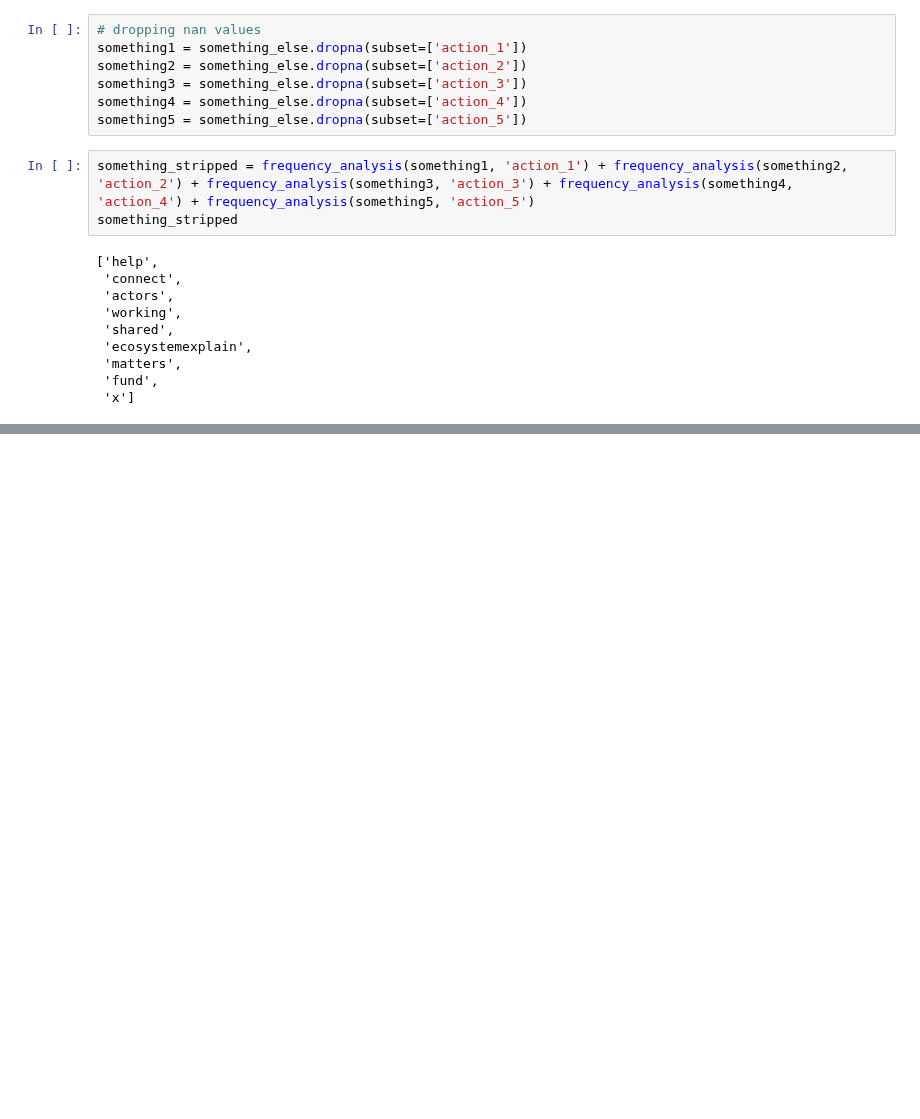
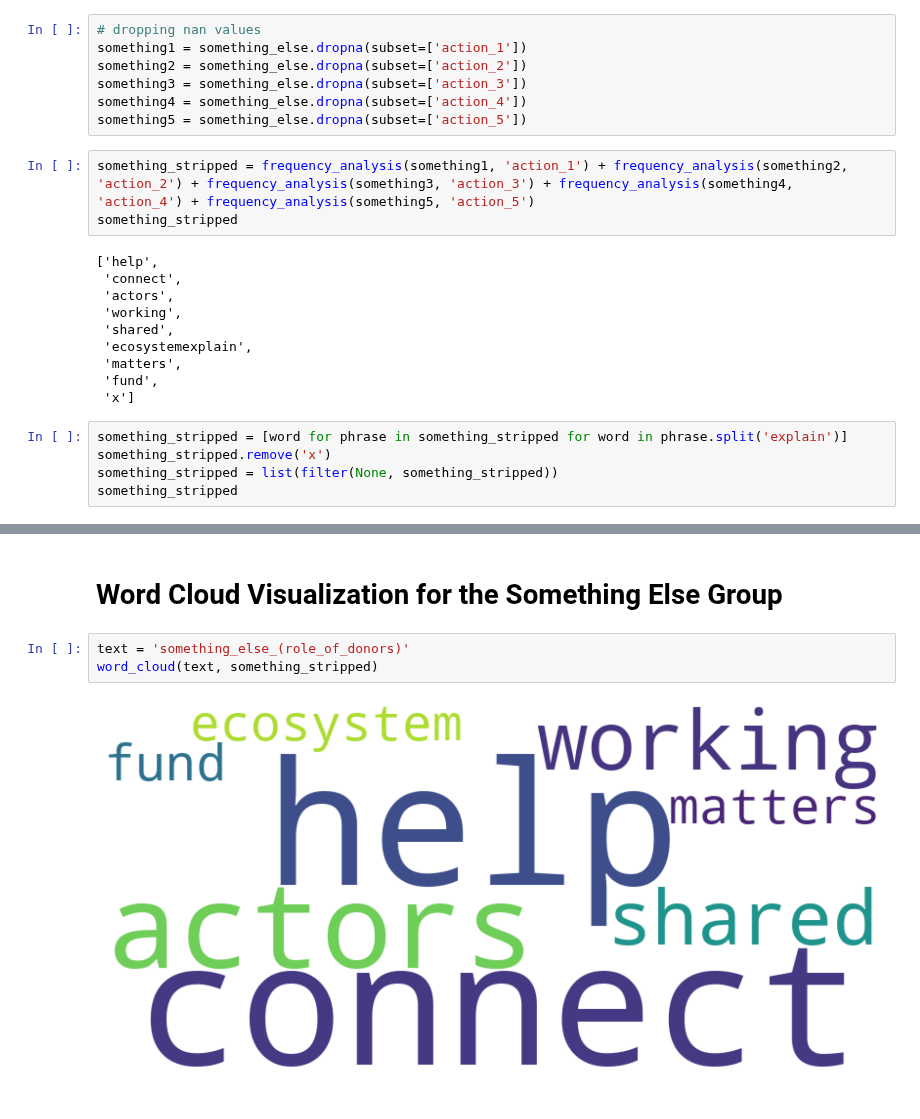
Before and after one commit to alliajagbe/sentiment-analysis, a Jupyter notebook: donor_roles.ipynb, the cells around one changed output, grey strips where cells are left out. Saved outputs shown, nothing was run; the diff lists cells and outputs as text; blank space fills up the shorter version.

Commit message:
word cloud viz for something else group

```diff
--- a/donor_roles.ipynb
+++ b/donor_roles.ipynb
@@ -434,3 +434,8 @@ something_stripped
  'matters',
  'fund',
  'x']
+# %%
+something_stripped = [word for phrase in something_stripped for word in phrase.split('explain')]
+something_stripped.remove('x')
+something_stripped = list(filter(None, something_stripped))
+something_stripped
@@ -436,0 +451,7 @@ something_stripped
+# %% [markdown]
+# Word Cloud Visualization for the Something Else Group
+# %%
+text = 'something_else_(role_of_donors)'
+word_cloud(text, something_stripped)
+# %% [output]
+[figure, added]
```
Also changed, not shown: parts of 1 cell of this notebook, 1 other file.
